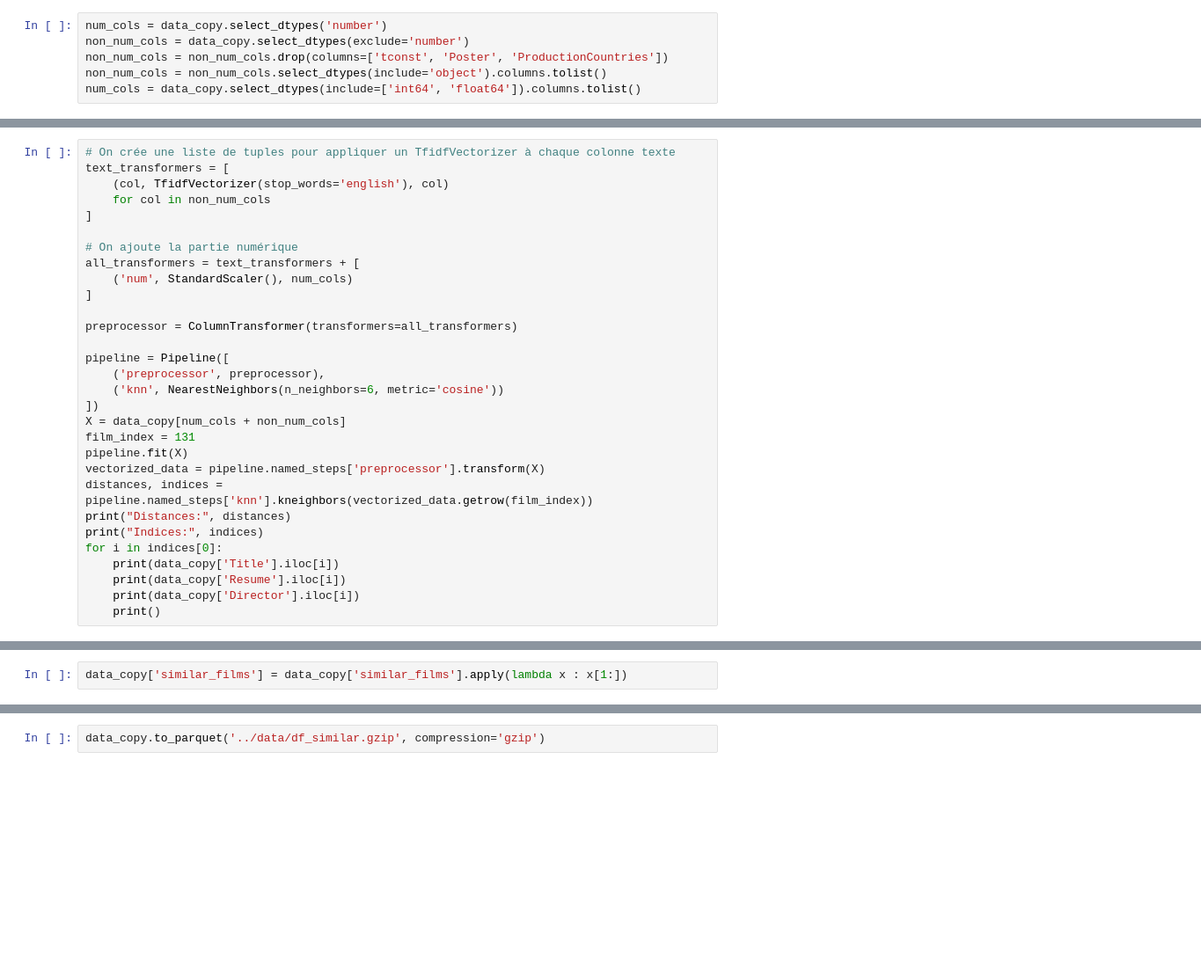
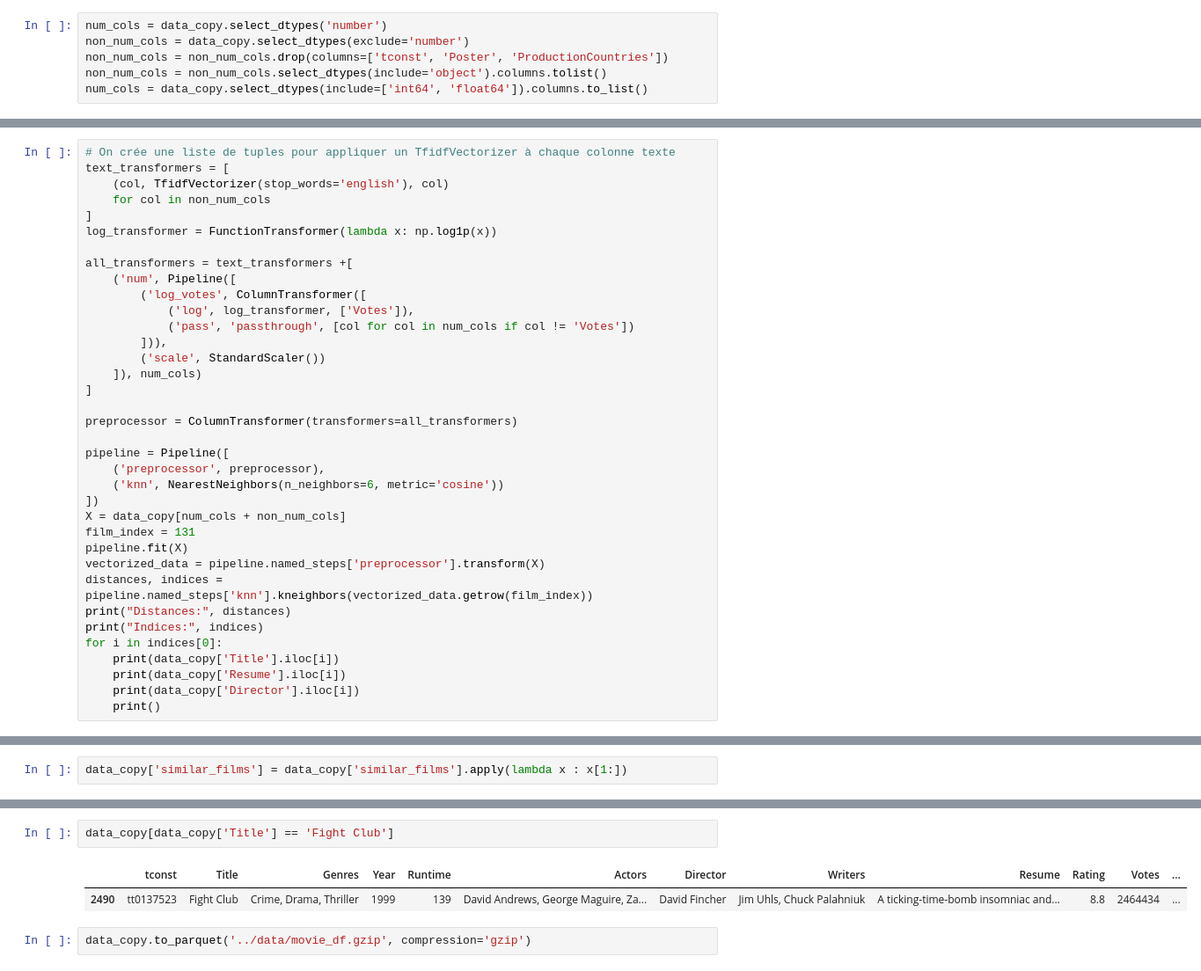
Before and after one commit to Jean-Patrick-Alcolea/Projet-2, a Jupyter notebook: notebooks/exploration_donnees_JP.ipynb, the cells around one changed output, grey strips where cells are left out. Shown at 88% size. Drawn from its saved outputs; the diff is of its cells as text; blank space fills up the shorter version.

```diff
--- a/notebooks/exploration_donnees_JP.ipynb
+++ b/notebooks/exploration_donnees_JP.ipynb
@@ -325,4 +307,4 @@ num_cols = data_copy.select_dtypes('number')
 non_num_cols = data_copy.select_dtypes(exclude='number')
 non_num_cols = non_num_cols.drop(columns=['tconst', 'Poster', 'ProductionCountries'])
 non_num_cols = non_num_cols.select_dtypes(include='object').columns.tolist()
-num_cols = data_copy.select_dtypes(include=['int64', 'float64']).columns.tolist()
+num_cols = data_copy.select_dtypes(include=['int64', 'float64']).columns.to_list()
@@ -332,10 +325,16 @@ text_transformers = [
     (col, TfidfVectorizer(stop_words='english'), col)
     for col in non_num_cols
 ]
+log_transformer = FunctionTransformer(lambda x: np.log1p(x))
 
-# On ajoute la partie numérique
-all_transformers = text_transformers + [
-    ('num', StandardScaler(), num_cols)
+all_transformers = text_transformers +[
+    ('num', Pipeline([
+        ('log_votes', ColumnTransformer([
+            ('log', log_transformer, ['Votes']),
+            ('pass', 'passthrough', [col for col in num_cols if col != 'Votes'])
+        ])),
+        ('scale', StandardScaler())
+    ]), num_cols)
 ]
 
 preprocessor = ColumnTransformer(transformers=all_transformers)
@@ -486,2 +432,7 @@ data_copy
+# %%
+data_copy[data_copy['Title'] == 'Fight Club']
+# %% [output]
+|  | tconst | Title | Genres | Year | Runtime | Actors | Director | Writers | Resume | Rating | Votes | ... |
+| 2490 | tt0137523 | Fight Club | Crime, Drama, Thriller | 1999 | 139 | David Andrews, George Maguire, Za... | David Fincher | Jim Uhls, Chuck Palahniuk | A ticking-time-bomb insomniac and... | 8.8 | 2464434 | ... |
 # %%
-data_copy.to_parquet('../data/df_similar.gzip', compression='gzip')
+data_copy.to_parquet('../data/movie_df.gzip', compression='gzip')
```
Also changed, not shown: parts of 16 cells of this notebook, 5 other files.
